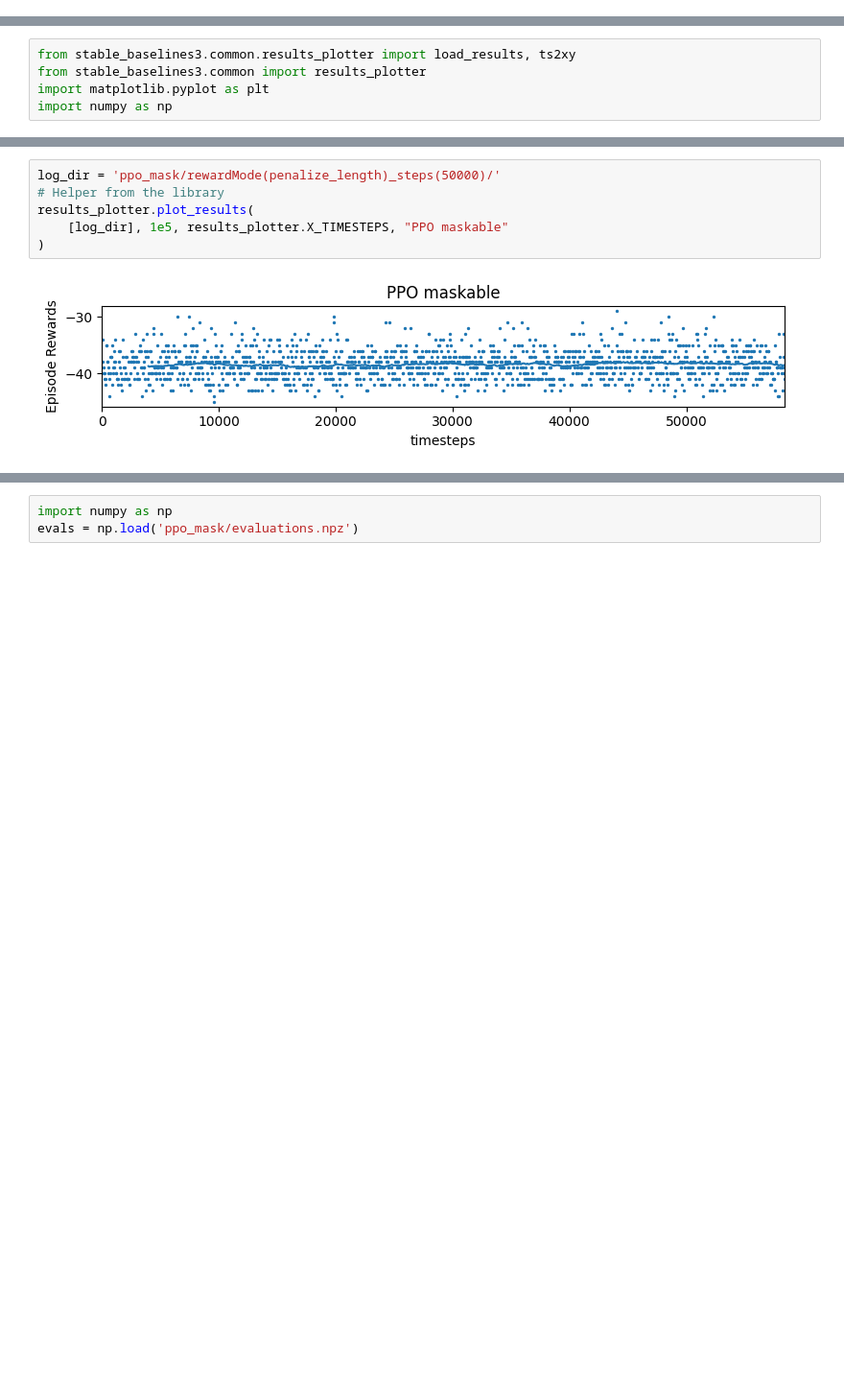
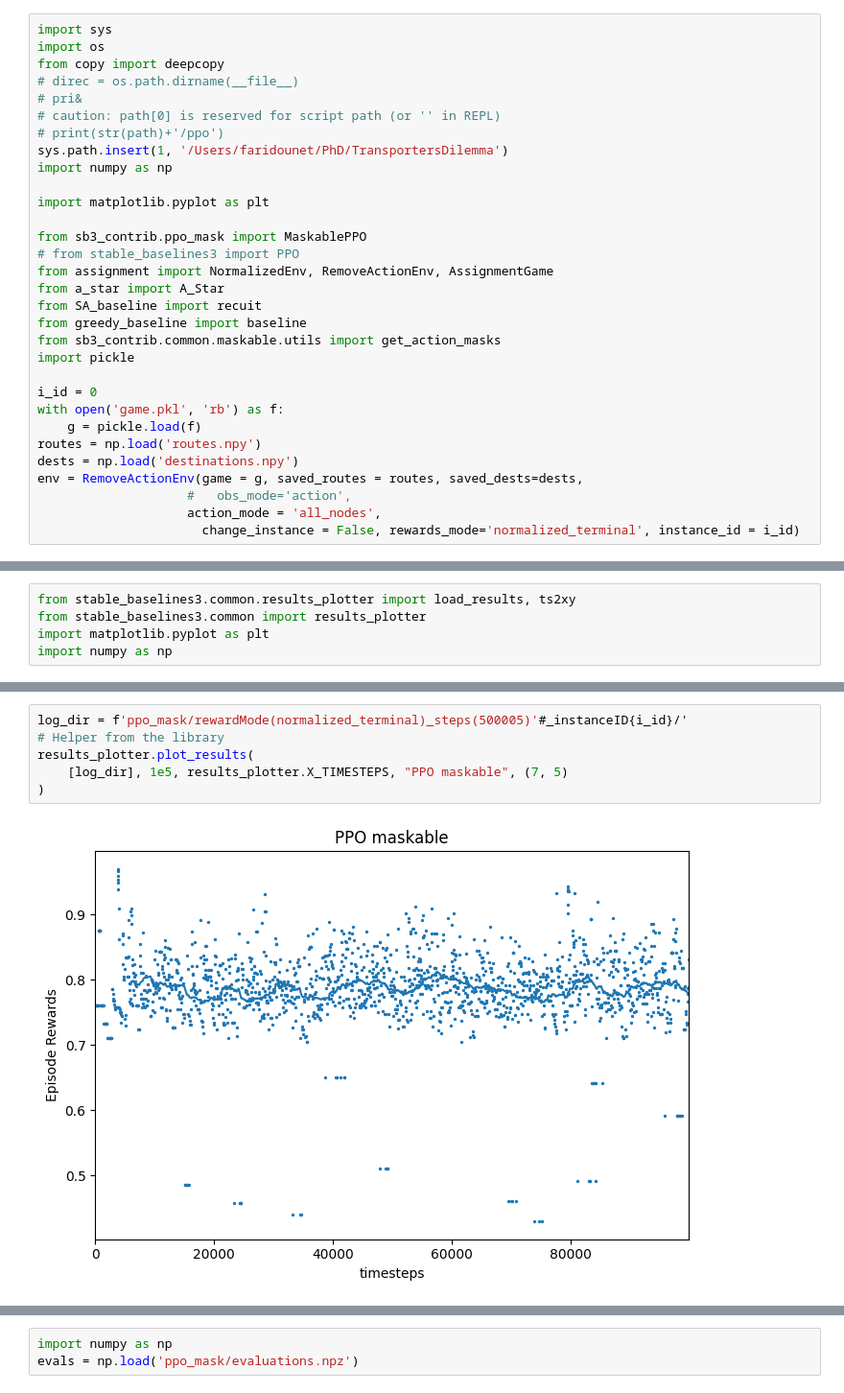
Before and after one commit to Farid-Najar/TransportersDilemma, a Jupyter notebook: RL/notebook.ipynb, the cells around one changed output, grey strips where cells are left out. Shown: that part at 96% size. Cells and saved outputs as stored; diff of their text form; blank space fills up the shorter version.

Commit message:
RL models implemented
- PPO Maskable implemented and executed. It learns well on one instance of deliveries only, it has to generalize yet.
- Envs improved

```diff
--- a/RL/notebook.ipynb
+++ b/RL/notebook.ipynb
@@ -0,0 +1,31 @@
+# %%
+import sys
+import os
+from copy import deepcopy
+# direc = os.path.dirname(__file__)
+# pri&
+# caution: path[0] is reserved for script path (or '' in REPL)
+# print(str(path)+'/ppo')
+sys.path.insert(1, '/Users/faridounet/PhD/TransportersDilemma')
+import numpy as np
+
+import matplotlib.pyplot as plt
+
+from sb3_contrib.ppo_mask import MaskablePPO
+# from stable_baselines3 import PPO
+from assignment import NormalizedEnv, RemoveActionEnv, AssignmentGame
+from a_star import A_Star
+from SA_baseline import recuit
+from greedy_baseline import baseline
+from sb3_contrib.common.maskable.utils import get_action_masks
+import pickle
+
+i_id = 0
+with open('game.pkl', 'rb') as f:
+    g = pickle.load(f)
+routes = np.load('routes.npy')
+dests = np.load('destinations.npy')
+env = RemoveActionEnv(game = g, saved_routes = routes, saved_dests=dests,
+                    #   obs_mode='action',
+                    action_mode = 'all_nodes',
+                      change_instance = False, rewards_mode='normalized_terminal', instance_id = i_id)
@@ -35,10 +211,10 @@ def plot_results(log_folder, title="Learning Curve"):
     plt.show()
 # %%
-log_dir = 'ppo_mask/rewardMode(penalize_length)_steps(50000)/'
+log_dir = f'ppo_mask/rewardMode(normalized_terminal)_steps(500005)'#_instanceID{i_id}/'
 # Helper from the library
 results_plotter.plot_results(
-    [log_dir], 1e5, results_plotter.X_TIMESTEPS, "PPO maskable"
+    [log_dir], 1e5, results_plotter.X_TIMESTEPS, "PPO maskable", (7, 5)
 )
 # %% [output]
-[figure, old version]
+[figure, new version]
 # %%
```
Also changed, not shown: parts of 21 cells of this notebook, 48 other files.
